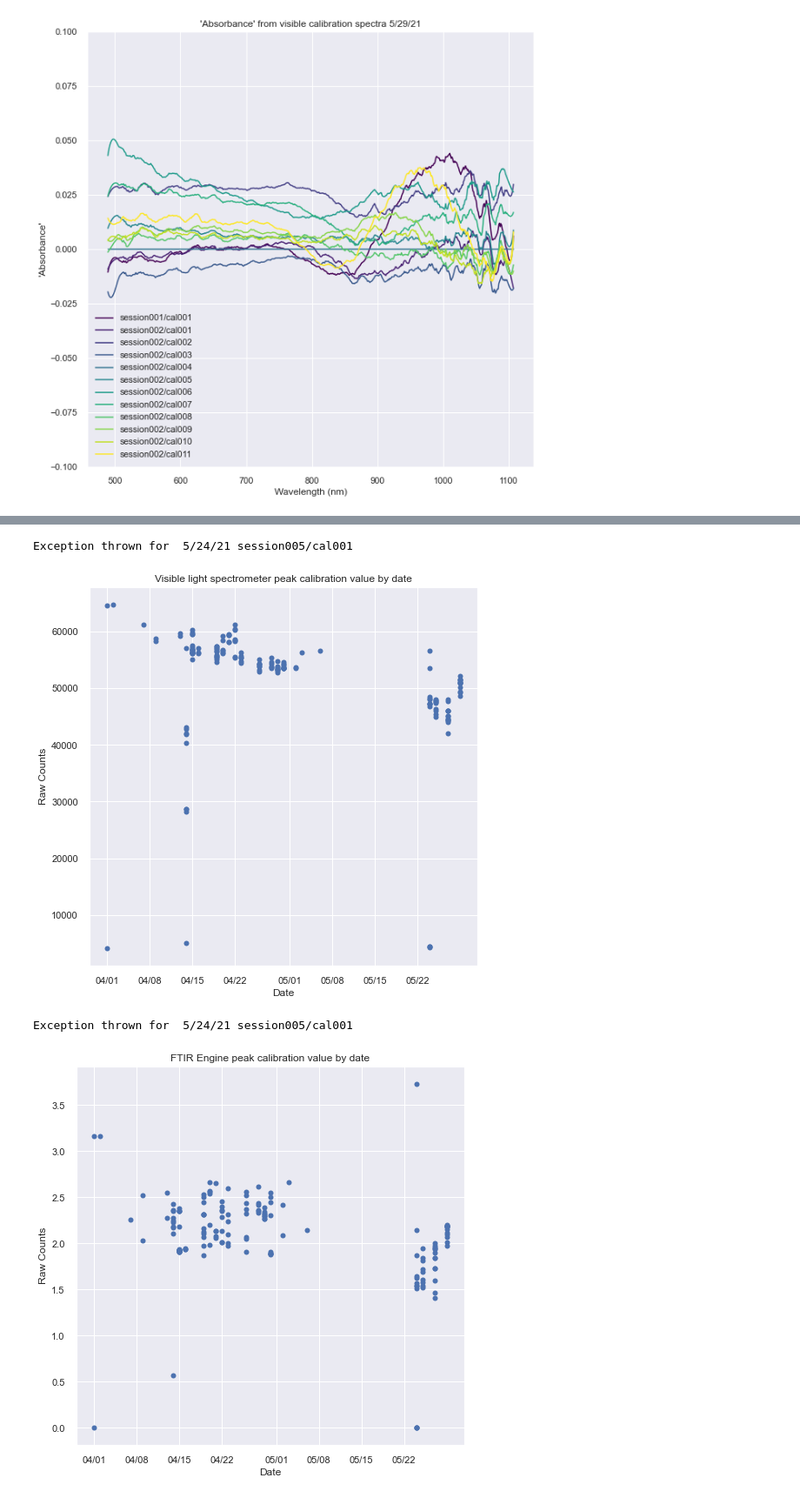
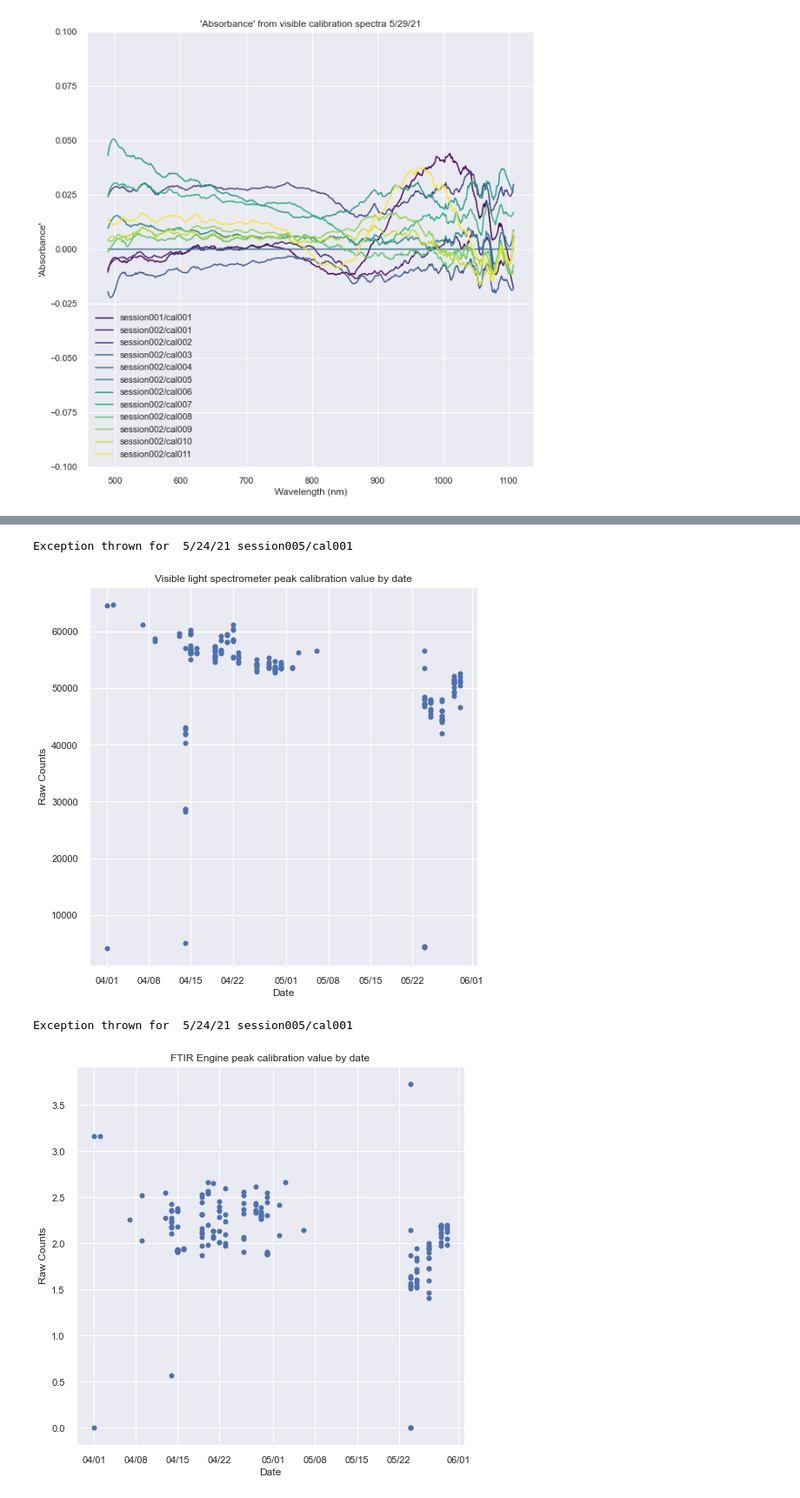
Before and after one commit to barrett3210/blah_stuff, a Jupyter notebook: Calibrations_210527.ipynb, the cells around one changed output, grey strips where cells are left out. Shown at 87% size. Saved outputs shown, nothing was run; the diff lists cells and outputs as text; code cells hidden in the pictures.

Commit message:
updated calibrations calculations

```diff
--- a/Calibrations_210527.ipynb
+++ b/Calibrations_210527.ipynb
@@ -86,7 +86,7 @@ def get_visible_dark_calibration_curve(file, calibration_path):
         return cal
 # %%
 path_name = "/Users/linda/OneDrive/Documents/S4_mine_p/Projects/Data_collected/"
-df = pd.read_csv('data/All_green_files_210529.csv')
+df = pd.read_csv('data/All_green_files_210530.csv')
 vis_cals = []
 for index in df.index.values:
     file_name = df['file_name'][index]
@@ -393,3 +485,37 @@ plt.show()
 plt.close()
 # %% [output]
 [figure]
+# %%
+path_name = "/Users/linda/OneDrive/Documents/S4_mine_p/Projects/Data_collected/"
+date = '5/30/21'
+one_date_df = vis_cals_df.loc[vis_cals_df['date'] == date].copy()
+file_name = one_date_df.iat[0, 0]
+file = path_name + file_name
+reference_spectrum_path = 'session001/cal003'
+reference_spectrum = get_visible_white_calibration_curve(file, reference_spectrum_path)
+dark_spectrum = get_visible_dark_calibration_curve(file, reference_spectrum_path)
+
+max_val = one_date_df.index.values.max()
+min_val = one_date_df.index.values.min()
+
+fig, ax = plt.subplots(figsize=(10,10))
+ax.set_title(f"'Absorbance' from visible calibration spectra {date}")
+ax.set_ylim(-0.1, 0.1)
+# ax.set_xlim(1100, 2400)
+ax.set_ylabel("'Absorbance'")
+ax.set_xlabel("Wavelength (nm)")
+for index in one_date_df.index.values:
+    file_name = one_date_df['file_name'][index]
+    file = path_name + file_name
+    cal_path = one_date_df['session'][index] + "/" + one_date_df['calibration'][index]
+    color = plt.cm.viridis((index - min_val)/(max_val - min_val))
+    try:
+        ftir_waves = get_visible_wavelength_vector(file, cal_path)
+        ftir_cal_spectrum = get_visible_white_calibration_curve(file, cal_path)
+        cal_absorbance = calculate_absorbance_from_raw(ftir_cal_spectrum, reference_spectrum, dark_spectrum)
+        ax.plot(ftir_waves, savgol_filter(cal_absorbance, 21, 3), color=color, label=cal_path)
+    except:
+        print(file, cal_path)
+ax.legend()
+plt.show()
+plt.close()
@@ -396,5 +524,5 @@ plt.close()
 # %%
-df = pd.read_csv('data/All_green_files_210529.csv')
+df = pd.read_csv('data/All_green_files_210530.csv')
 vis_cals = []
 for index in df.index.values:
     file_name = df['file_name'][index]
@@ -446,9 +574,9 @@ plt.show()
 plt.close()
 # %% [output]
 Exception thrown for  5/24/21 session005/cal001
-[figure, old version]
+[figure, new version]
 # %%
-df = pd.read_csv('data/All_green_files_210529.csv')
+df = pd.read_csv('data/All_green_files_210530.csv')
 vis_cals = []
 for index in df.index.values:
     file_name = df['file_name'][index]
@@ -473,34 +601,34 @@ for i in range(vis_cals_df.shape[0]):
 
     try:
         with h5py.File(entire_path, 'r') as h5_file:
 
             spectrum = h5_file[cal_path].attrs['white_spectrum2'][:]
             waves = h5_file[cal_path].attrs['spec2_wavelengths_vector'][:]
     except:
         print("Exception thrown for ", date_str, cal_path)
 
     white_value = spectrum.max()
     dates.append(date)
     date_strs.append(date_str)
     white_values.append(white_value)
 
 
 fig, ax = plt.subplots(figsize=(8,8))
 ax.set_title("FTIR Engine peak calibration value by date")
 ax.set_xlabel("Date")
 ax.set_ylabel("Raw Counts")
 # ax.set_ylim(10000, 20000)
 date_form = DateFormatter("%m/%d")
 ax.xaxis.set_major_formatter(date_form)
 
 
 ax.plot_date(dates, white_values, 'bo')
 
 plt.show()
 plt.close()
 # %% [output]
 Exception thrown for  5/24/21 session005/cal001
-[figure, old version]
+[figure, new version]
 # %%
 df = pd.read_csv('data/All_nirone_files_210527.csv')
 vis_cals = []
```
Also changed, not shown: parts of 7 cells of this notebook.
